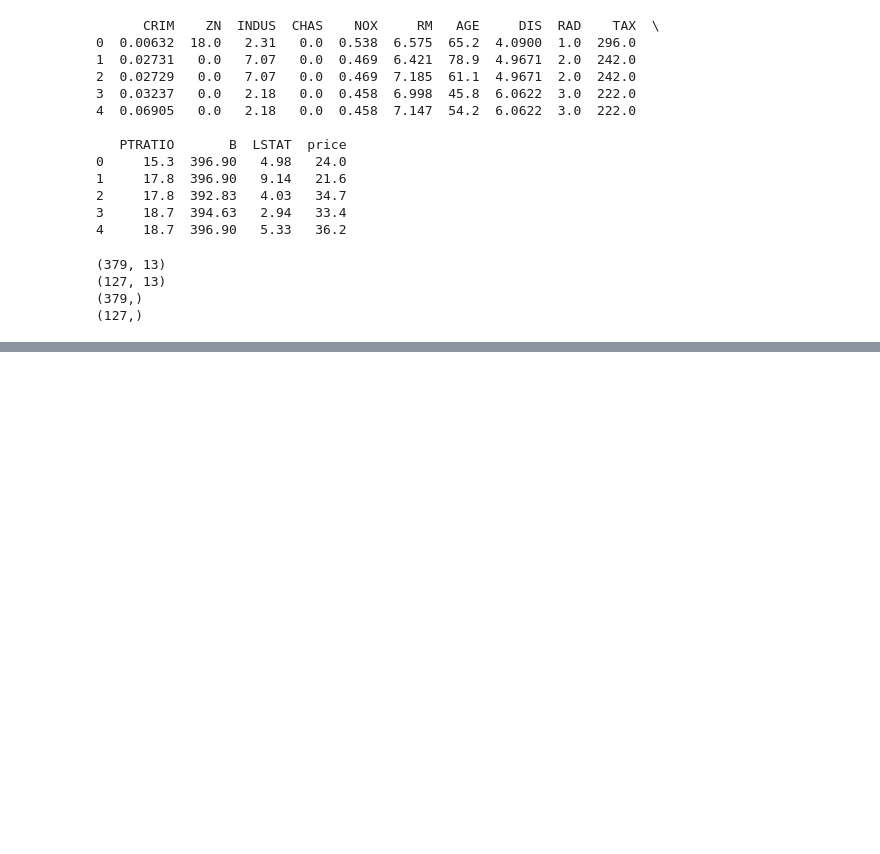
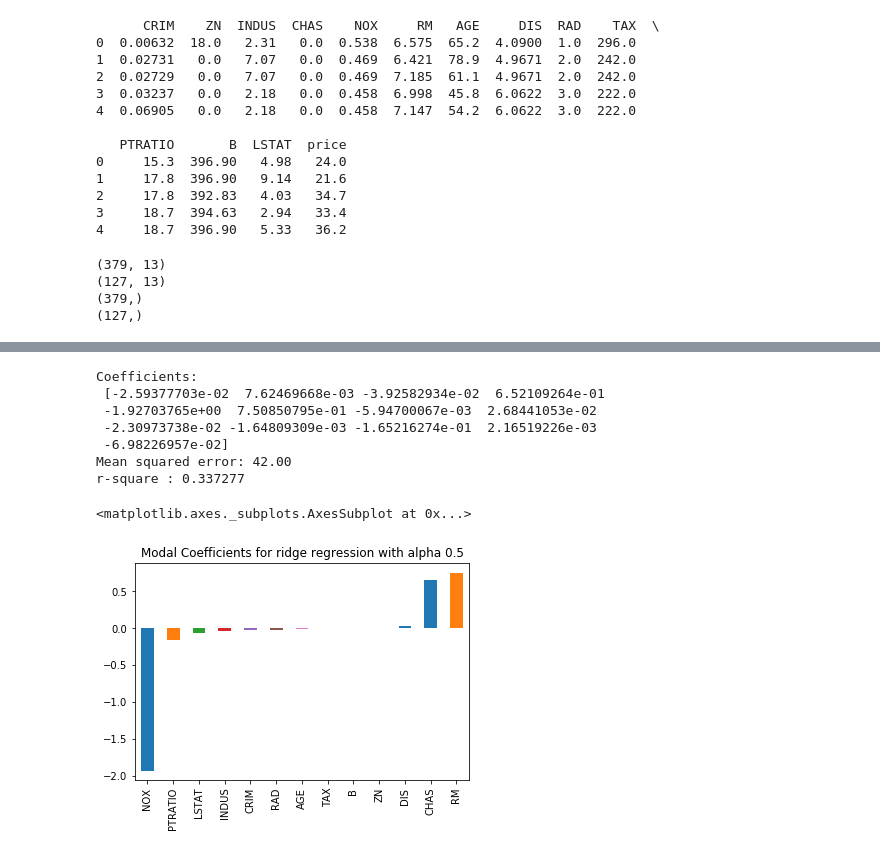
Before and after one commit to pshankar2204/Linear-and-Generalized-Linear-Models, a Jupyter notebook: 2-comparison_linear_and_ridge_regression/Comparison_linear_and_ridge_regression.ipynb, the cells around one changed output, grey strips where cells are left out. Saved outputs shown, nothing was run; the diff lists cells and outputs as text; code cells hidden in the pictures; blank space fills up the shorter version.

```diff
--- a/2-comparison_linear_and_ridge_regression/Comparison_linear_and_ridge_regression.ipynb
+++ b/2-comparison_linear_and_ridge_regression/Comparison_linear_and_ridge_regression.ipynb
@@ -80,0 +117,24 @@ Mean squared error: 19.91
+# %%
+#ridge_regression
+regr2=linear_model.Ridge(alpha=10, normalize=True)
+regr2.fit(X_train,Y_train)
+Y_pred=regr2.predict(X_test)
+print('Coefficients: \n', regr2.coef_)
+print("Mean squared error: %.2f"% mean_squared_error(Y_test,Y_pred))
+print("r-square : %f " %regr2.score(X_test,Y_test) )
+predictors = X_train.columns
+coef = Series(regr2.coef_,predictors).sort_values()
+coef.plot(kind='bar', title='Modal Coefficients for ridge regression with alpha 0.5')
+#we can see that, as we increase the value of alpha, the magnitude of the coefficients decreases,
+#where the values reaches to zero but not absolute zero , mean square error increases and also r-square value decrease ,
+#So we have to choose it wisely by iterating it through a range of values and using the one which gives us lowest error.
+# %% [output]
+Coefficients:
+ [-2.59377703e-02  7.62469668e-03 -3.92582934e-02  6.52109264e-01
+ -1.92703765e+00  7.50850795e-01 -5.94700067e-03  2.68441053e-02
+ -2.30973738e-02 -1.64809309e-03 -1.65216274e-01  2.16519226e-03
+ -6.98226957e-02]
+Mean squared error: 42.00
+r-square : 0.337277
+<matplotlib.axes._subplots.AxesSubplot at 0x...>
+[figure, added]
```
Also changed, not shown: parts of 7 cells of this notebook.
